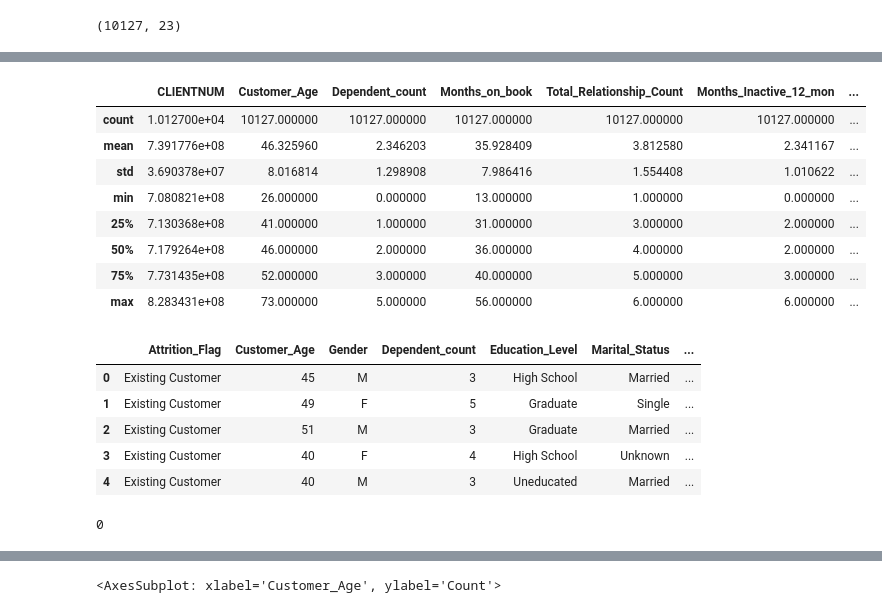
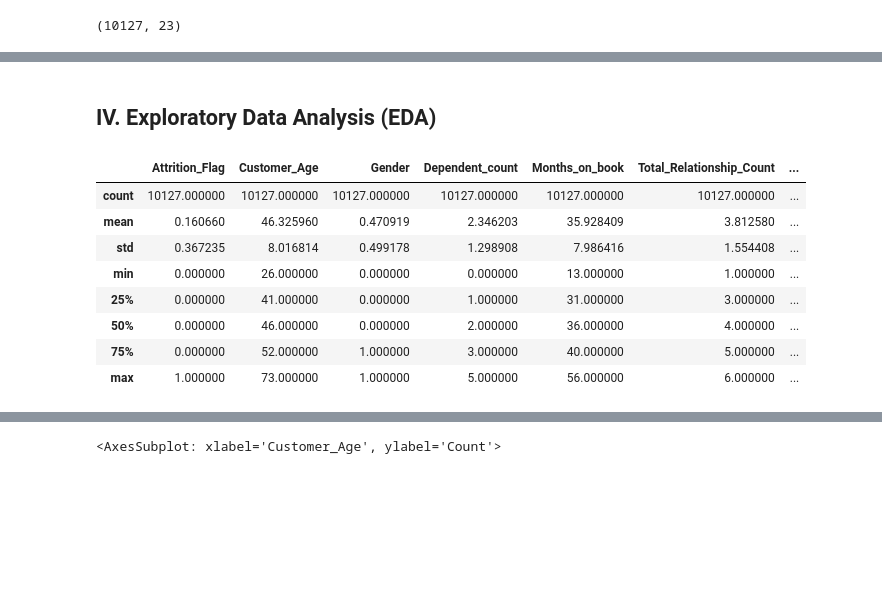
Before and after one commit to wellisonS/Credit-Card, a Jupyter notebook: EDA.ipynb, the cells around one changed output, grey strips where cells are left out. Cells and saved outputs as stored; diff of their text form; code cells hidden in the pictures; blank space fills up the shorter version.

```diff
--- a/EDA.ipynb
+++ b/EDA.ipynb
@@ -15,6 +32,6 @@ No setor bancário, a retenção de clientes é um aspecto crítico para manter
 # %%
-data = pd.read_csv("BankChurners.csv")
-data.head(5)
+bankchurners = pd.read_csv('BankChurners.csv')
+bankchurners.head()
 # %% [output]
 |  | CLIENTNUM | Attrition_Flag | Customer_Age | Gender | Dependent_count | Education_Level | Marital_Status | ... |
 | 0 | 768805383 | Existing Customer | 45 | M | 3 | High School | Married | ... |
@@ -62,0 +69,11 @@ memory usage: 1.8+ MB
+# %%
+# removendo colunas desnecessárias
+if 'CLIENTNUM' in bankchurners.columns:
+    bankchurners.drop(['CLIENTNUM'], axis=1, inplace=True)
+bankchurners.drop(columns=[col for col in bankchurners.columns if "Unnamed" in col], inplace=True)
+
+# removendo colunas especificas do Naive Bayes
+bankchurners.drop([
+    'Naive_Bayes_Classifier_Attrition_Flag_Card_Category_Contacts_Count_12_mon_Dependent_count_Education_Level_Months_Inactive_12_mon_1',
+    'Naive_Bayes_Classifier_Attrition_Flag_Card_Category_Contacts_Count_12_mon_Dependent_count_Education_Level_Months_Inactive_12_mon_2'
+], axis=1, inplace=True)
@@ -62,0 +101,3 @@ memory usage: 1.8+ MB
+# %%
+bankchurners['Gender'] = bankchurners['Gender'].map({'M':1,"F":0})
+bankchurners['Attrition_Flag'] = bankchurners['Attrition_Flag'].map({'Attrited Customer': 1, 'Existing Customer': 0})
@@ -63,28 +124,14 @@ memory usage: 1.8+ MB
+# %% [markdown]
+## **IV. Exploratory Data Analysis (EDA)**
 # %%
-data.describe()
+bankchurners.describe()
 # %% [output]
-|  | CLIENTNUM | Customer_Age | Dependent_count | Months_on_book | Total_Relationship_Count | Months_Inactive_12_mon | ... |
-| count | 1.012700e+04 | 10127.000000 | 10127.000000 | 10127.000000 | 10127.000000 | 10127.000000 | ... |
-| mean | 7.391776e+08 | 46.325960 | 2.346203 | 35.928409 | 3.812580 | 2.341167 | ... |
-| std | 3.690378e+07 | 8.016814 | 1.298908 | 7.986416 | 1.554408 | 1.010622 | ... |
-| min | 7.080821e+08 | 26.000000 | 0.000000 | 13.000000 | 1.000000 | 0.000000 | ... |
-| 25% | 7.130368e+08 | 41.000000 | 1.000000 | 31.000000 | 3.000000 | 2.000000 | ... |
-| 50% | 7.179264e+08 | 46.000000 | 2.000000 | 36.000000 | 4.000000 | 2.000000 | ... |
-| 75% | 7.731435e+08 | 52.000000 | 3.000000 | 40.000000 | 5.000000 | 3.000000 | ... |
-| max | 8.283431e+08 | 73.000000 | 5.000000 | 56.000000 | 6.000000 | 6.000000 | ... |
+|  | Attrition_Flag | Customer_Age | Gender | Dependent_count | Months_on_book | Total_Relationship_Count | ... |
+| count | 10127.000000 | 10127.000000 | 10127.000000 | 10127.000000 | 10127.000000 | 10127.000000 | ... |
+| mean | 0.160660 | 46.325960 | 0.470919 | 2.346203 | 35.928409 | 3.812580 | ... |
+| std | 0.367235 | 8.016814 | 0.499178 | 1.298908 | 7.986416 | 1.554408 | ... |
+| min | 0.000000 | 26.000000 | 0.000000 | 0.000000 | 13.000000 | 1.000000 | ... |
+| 25% | 0.000000 | 41.000000 | 0.000000 | 1.000000 | 31.000000 | 3.000000 | ... |
+| 50% | 0.000000 | 46.000000 | 0.000000 | 2.000000 | 36.000000 | 4.000000 | ... |
+| 75% | 0.000000 | 52.000000 | 1.000000 | 3.000000 | 40.000000 | 5.000000 | ... |
+| max | 1.000000 | 73.000000 | 1.000000 | 5.000000 | 56.000000 | 6.000000 | ... |
-# %%
-df = data.iloc[:, :-2]
-df = df.drop(columns='CLIENTNUM')
-
-df.head(5)
-# %% [output]
-|  | Attrition_Flag | Customer_Age | Gender | Dependent_count | Education_Level | Marital_Status | ... |
-| 0 | Existing Customer | 45 | M | 3 | High School | Married | ... |
-| 1 | Existing Customer | 49 | F | 5 | Graduate | Single | ... |
-| 2 | Existing Customer | 51 | M | 3 | Graduate | Married | ... |
-| 3 | Existing Customer | 40 | F | 4 | High School | Unknown | ... |
-| 4 | Existing Customer | 40 | M | 3 | Uneducated | Married | ... |
-# %%
-df.duplicated().sum()
-# %% [output]
-0
```
Also changed, not shown: parts of 23 cells of this notebook.
